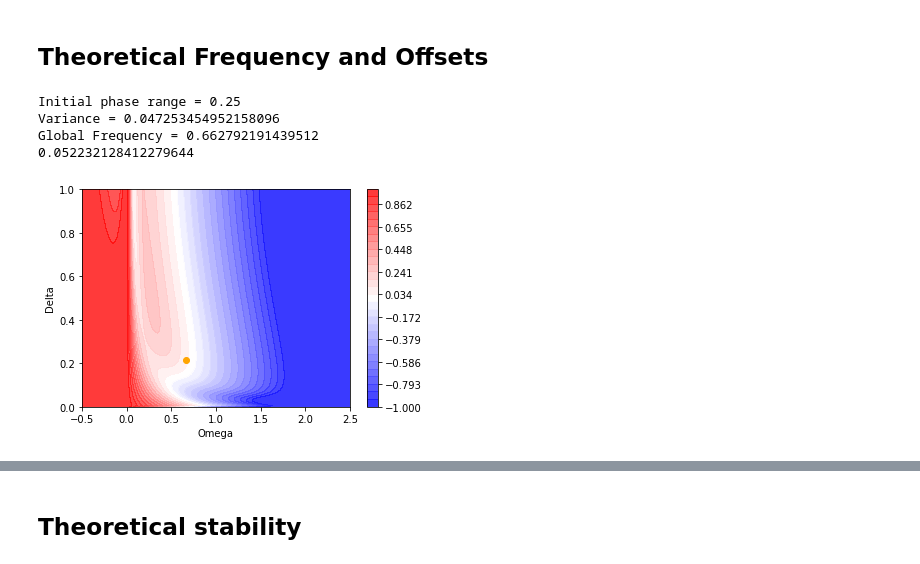
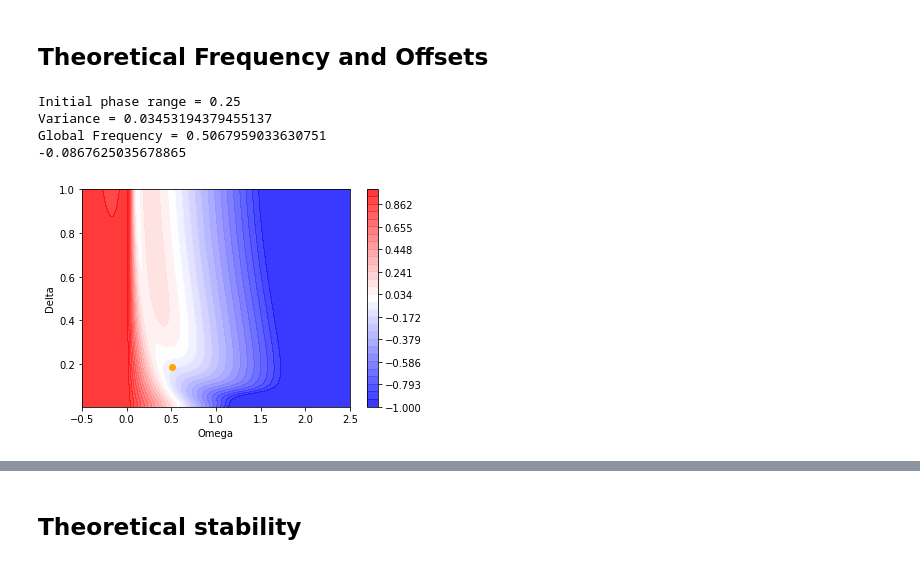
Before and after one commit to parkseo7/KuramotoPlasticDelay, a Jupyter notebook: analysisND.ipynb, the cells around one changed output, grey strips where cells are left out. Cells and saved outputs as stored; diff of their text form; code cells hidden in the pictures.

```diff
--- a/analysisND.ipynb
+++ b/analysisND.ipynb
@@ -26,7 +26,7 @@ from IPython.display import clear_output
 # %%
 # Data files
 name_folder = 'matlab2'
-name_file = 'sol30_gain30_2'
+name_file = 'sol40_gain20_3'
 
 # Directory
 dir_main = os.getcwd()
@@ -125,11 +125,13 @@ Asymptotic phase range = 0.36883609062525347
 # %%
 w0 = param['omega0']
 g = param['g']
+gain = param['gain']
 tau0 = param['T']
 N_x = 1000
 
 Omega_lin = np.linspace(w0-g, w0+g, num=200)
-delta_lin = np.linspace(0, 1, num=200)
+delta_lin = np.linspace(0, 1, num=201)
+delta_lin = delta_lin[1:]
 
 delta_mesh, Omega_mesh = np.meshgrid(delta_lin, Omega_lin)
 
@@ -141,34 +143,34 @@ for k in range(Omega_lin.size):
         err = err_fun(Omega_mesh[k,l], delta_mesh[k,l])
         err = np.max((np.min((err, 1)), -1))
         err_mesh[k,l] = err
 
 # Print error
 print("Initial phase range = " + str(param['offset']))
 print("Variance = " + str(sigma2))
 print("Global Frequency = " + str(asy_Omega))
 print(err_fun(asy_Omega, np.sqrt(sigma2)))
 
 # Plot
 # fig = plt.figure(figsize=(8,7))
 # ax = fig.add_subplot(111, projection='3d')
 fig, ax = plt.subplots(1,1)
 ax.set_xlabel("Omega")
 ax.set_ylabel("Delta")
 
 # ax.plot_wireframe(Omega_mesh, delta_mesh, err_mesh)
 # ax.plot_surface(Omega_mesh, delta_mesh, np.zeros(delta_mesh.shape), alpha=0.5)
 
 alpha = 0.8
 levels = np.linspace(-1, 1, 30)
 
 CS = ax.contourf(Omega_mesh, delta_mesh, err_mesh, levels, cmap='bwr', alpha=alpha)
 ax.autoscale(False)
 ax.scatter(np.array([asy_Omega]), np.array([np.sqrt(sigma2)]), color='orange', zorder=1)
 
 cbar = plt.colorbar(CS)
 # %% [output]
 Initial phase range = 0.25
-Variance = 0.047253454952158096
-Global Frequency = 0.662792191439512
-0.052232128412279644
+Variance = 0.03453194379455137
+Global Frequency = 0.5067959033630751
+-0.0867625035678865
-[figure, old version]
+[figure, new version]
```
Also changed, not shown: parts of 8 cells of this notebook, 2 other files.
